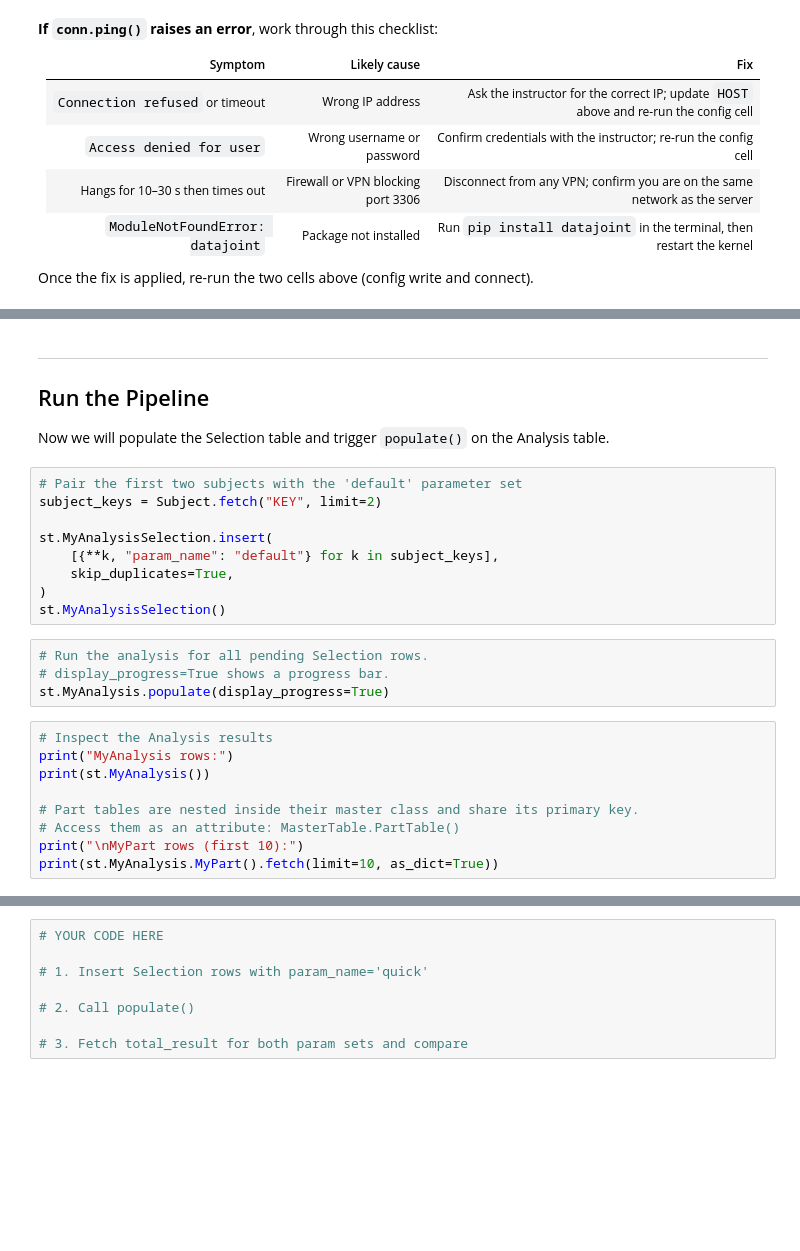
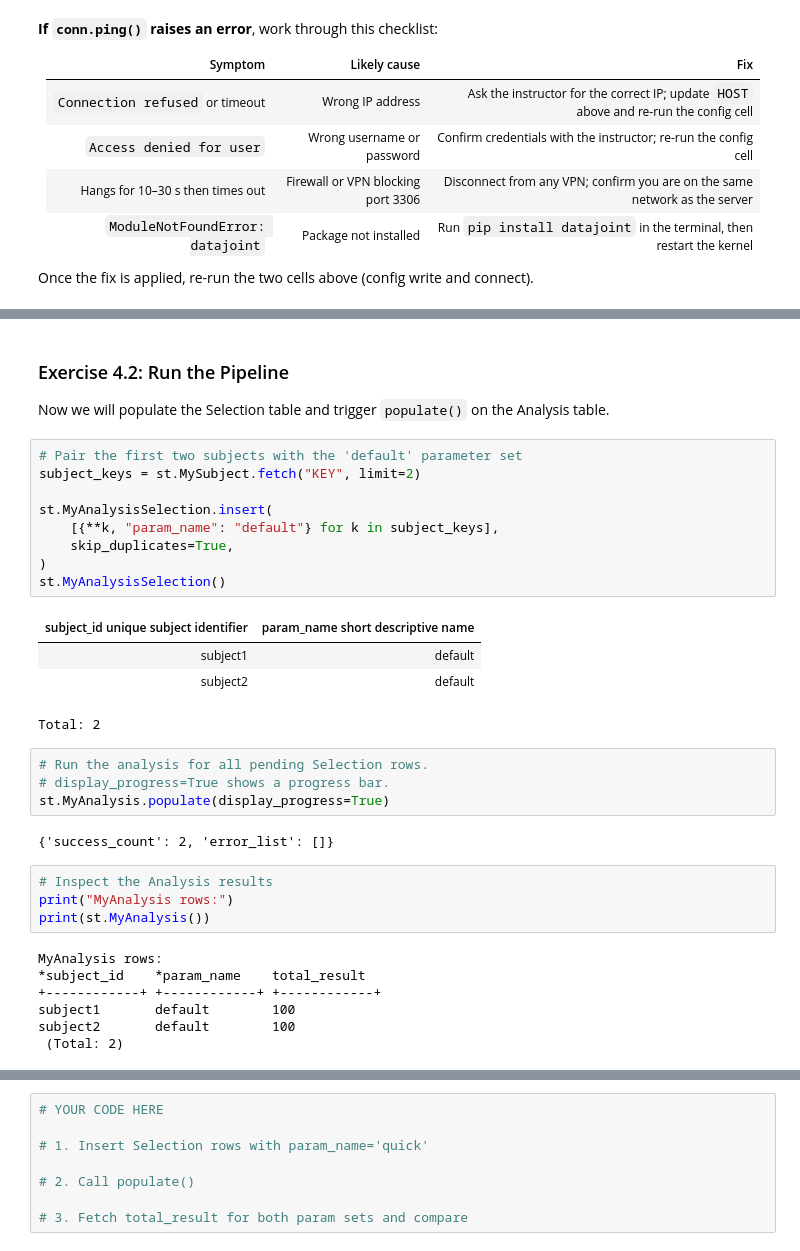
Before and after one commit to CBroz1/SpyglassWorkshop2026, a Jupyter notebook: notebooks/02_datajoint_spyglass.ipynb, the cells around one changed output, grey strips where cells are left out. Drawn from its saved outputs; the diff is of its cells as text; blank space fills up the shorter version.

```diff
--- a/notebooks/02_datajoint_spyglass.ipynb
+++ b/notebooks/02_datajoint_spyglass.ipynb
@@ -269,28 +557,36 @@ st.MyParams()
 # %% [markdown]
----
-## Run the Pipeline
+### Exercise 4.2: Run the Pipeline
 
 Now we will populate the Selection table and trigger `populate()` on the
 Analysis table.
 # %%
 # Pair the first two subjects with the 'default' parameter set
-subject_keys = Subject.fetch("KEY", limit=2)
+subject_keys = st.MySubject.fetch("KEY", limit=2)
 
 st.MyAnalysisSelection.insert(
     [{**k, "param_name": "default"} for k in subject_keys],
     skip_duplicates=True,
 )
 st.MyAnalysisSelection()
+# %% [output]
+| subject_id unique subject identifier | param_name short descriptive name |
+| subject1 | default |
+| subject2 | default |
+Total: 2
 # %%
 # Run the analysis for all pending Selection rows.
 # display_progress=True shows a progress bar.
 st.MyAnalysis.populate(display_progress=True)
+# %% [output]
+{'success_count': 2, 'error_list': []}
 # %%
 # Inspect the Analysis results
 print("MyAnalysis rows:")
 print(st.MyAnalysis())
-
-# Part tables are nested inside their master class and share its primary key.
-# Access them as an attribute: MasterTable.PartTable()
-print("\nMyPart rows (first 10):")
-print(st.MyAnalysis.MyPart().fetch(limit=10, as_dict=True))
+# %% [output]
+MyAnalysis rows:
+*subject_id    *param_name    total_result
++------------+ +------------+ +------------+
+subject1       default        100
+subject2       default        100
+ (Total: 2)
```
Also changed, not shown: parts of 64 cells of this notebook, 9 other files.
